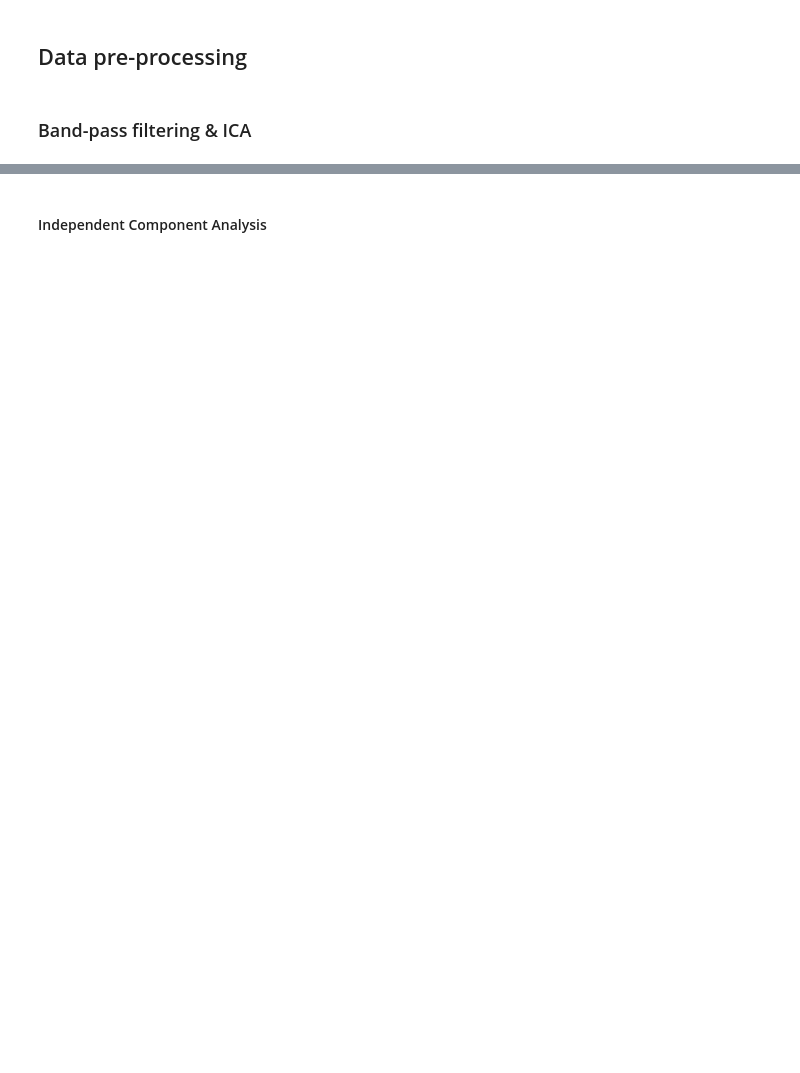
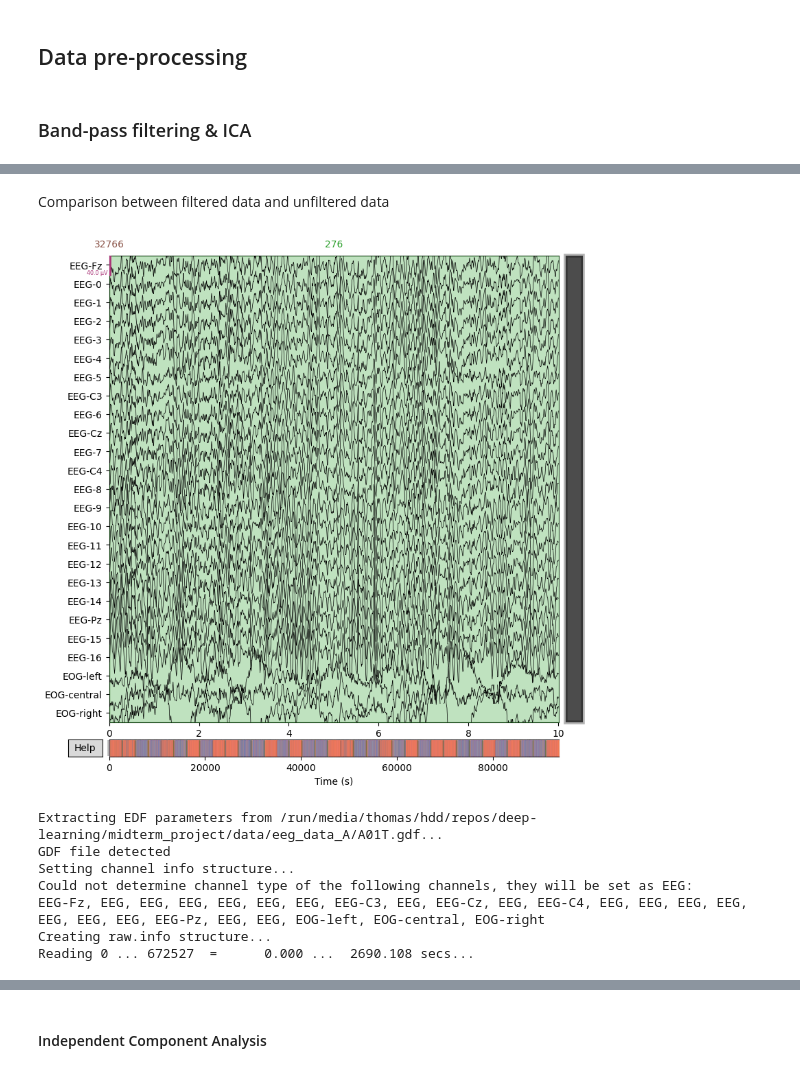
Before and after one commit to d0ugherty/deep-learning, a Jupyter notebook: midterm_project/eeg_transformer.ipynb, the cells around one changed output, grey strips where cells are left out. Cells and saved outputs as stored; diff of their text form; code cells hidden in the pictures; blank space fills up the shorter version.

Commit message:
using mne to process raw data

```diff
--- a/midterm_project/eeg_transformer.ipynb
+++ b/midterm_project/eeg_transformer.ipynb
@@ -20,19 +20,13 @@ file_path= 'data/eeg_data_A/'
 ### Band-pass filtering  & ICA
 # %%
 gdf_files = glob.glob(os.path.join(file_path, '*.gdf'))
-
-
 channels = 25
 method = 'fastica'
 raw_objects = []  # List to store raw objects
 
 for file in gdf_files:
     raw = mne.io.read_raw_gdf(file, preload=True)
-    raw.filter(l_freq=1.0, h_freq=40.0, verbose=False)
+    raw = raw.filter(l_freq=1.0, h_freq=40.0, verbose=False)
+    ica = mne.preprocessing.ICA(n_components=channels, method=method)
+    ica.fit(raw)
     raw_objects.append(raw)
-
-# Concatenate raw objects
-if raw_objects:
-    print("concatenating raw data")
-    combined_raw = mne.concatenate_raws(raw_objects)
-    combined_raw.plot(duration=5, n_channels=30, title='Raw EEG Data')
@@ -41,0 +33,17 @@ if raw_objects:
+# %% [markdown]
+Comparison between filtered data and unfiltered data
+# %%
+filtered_file = raw_objects[0]
+filtered_file.plot(duration=10, n_channels=25, title='Filtered EEG Data')
+
+unfiltered_file = mne.io.read_raw_gdf('data/eeg_data_A/A01T.gdf', preload=True)
+unfiltered_file.plot(duration=10, n_channels=25, title='Unfiltered EEG Data')
+# %% [output]
+[figure, added]
+Extracting EDF parameters from /run/media/thomas/hdd/repos/deep-learning/midterm_project/data/eeg_data_A/A01T.gdf...
+GDF file detected
+Setting channel info structure...
+Could not determine channel type of the following channels, they will be set as EEG:
+EEG-Fz, EEG, EEG, EEG, EEG, EEG, EEG, EEG-C3, EEG, EEG-Cz, EEG, EEG-C4, EEG, EEG, EEG, EEG, EEG, EEG, EEG, EEG-Pz, EEG, EEG, EOG-left, EOG-central, EOG-right
+Creating raw.info structure...
+Reading 0 ... 672527  =      0.000 ...  2690.108 secs...
```
Also changed, not shown: parts of 3 cells of this notebook.
